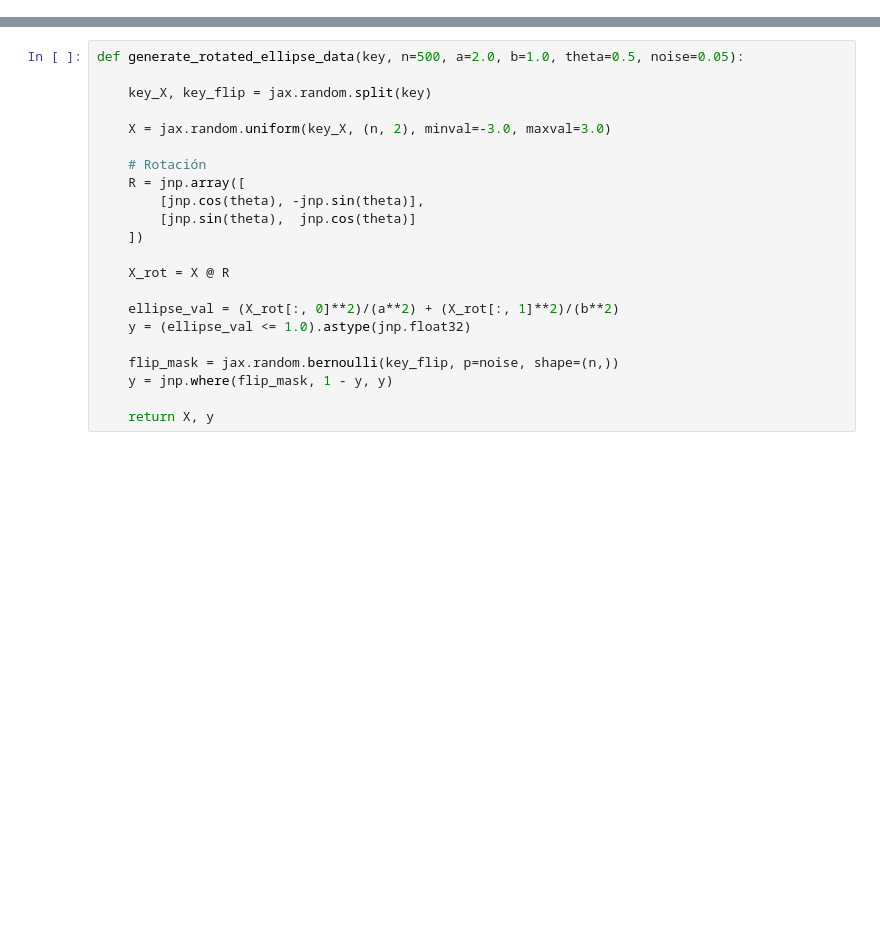
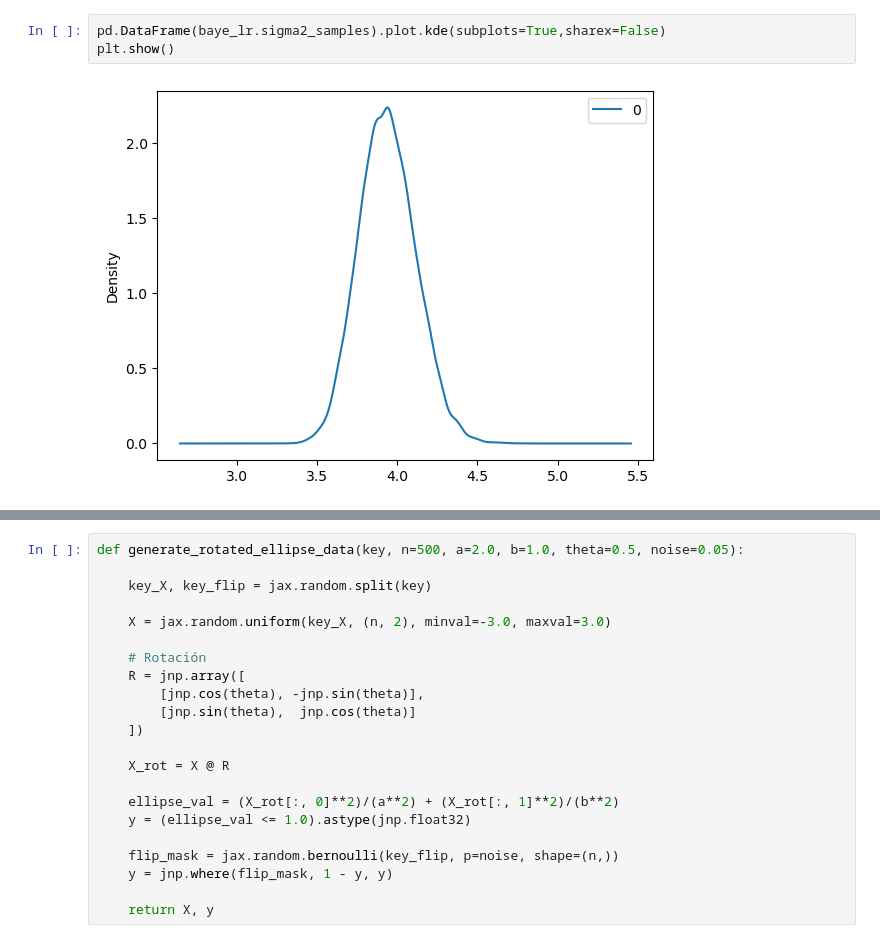
Before and after one commit to yaelrsc/Computaci-n-estad-stica-2026-2, a Jupyter notebook: MCMC/Numpyro.ipynb, the cells around one changed output, grey strips where cells are left out. Drawn from its saved outputs; the diff is of its cells as text; blank space fills up the shorter version.

```diff
--- a/MCMC/Numpyro.ipynb
+++ b/MCMC/Numpyro.ipynb
@@ -14,0 +166,5 @@ print(jax.devices())
+# %%
+pd.DataFrame(baye_lr.sigma2_samples).plot.kde(subplots=True,sharex=False)
+plt.show()
+# %% [output]
+[figure, added]
```
Also changed, not shown: parts of 26 cells of this notebook, 6 other files.
